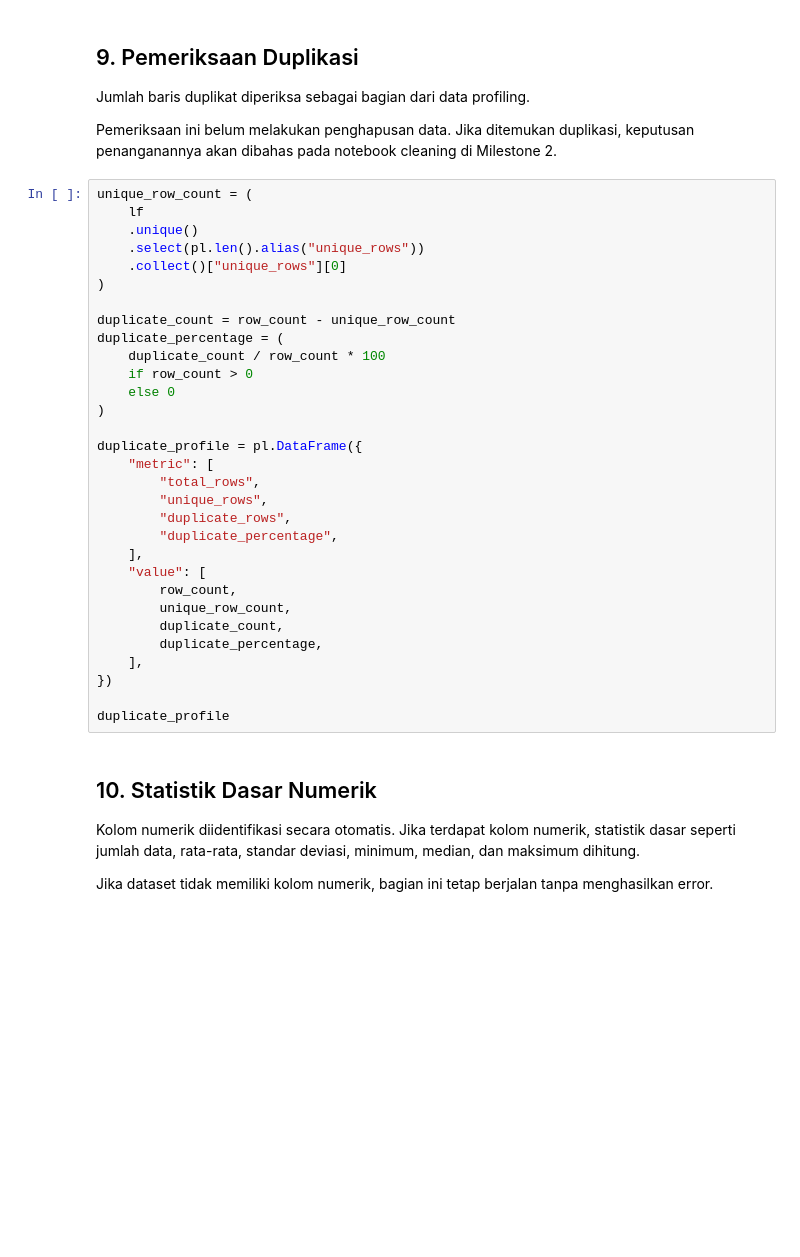
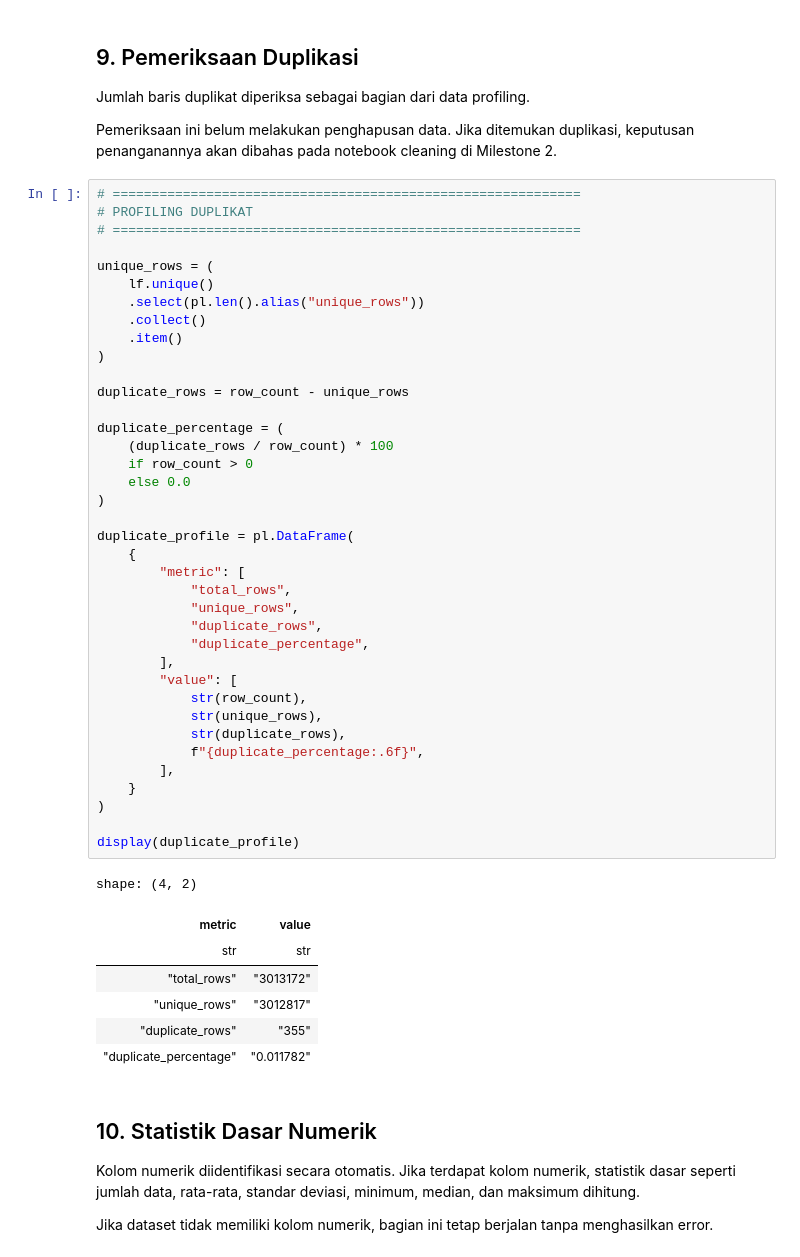
Before and after one commit to dafanusa/tugas1-abd-2026, a Jupyter notebook: notebooks/01_data_profiling.ipynb, the cells around one changed output. Cells and saved outputs as stored; diff of their text form; blank space fills up the shorter version.

```diff
--- a/notebooks/01_data_profiling.ipynb
+++ b/notebooks/01_data_profiling.ipynb
@@ -187,36 +247,51 @@ Jumlah baris duplikat diperiksa sebagai bagian dari data profiling.
 
 Pemeriksaan ini belum melakukan penghapusan data. Jika ditemukan duplikasi, keputusan penanganannya akan dibahas pada notebook cleaning di Milestone 2.
 # %%
-unique_row_count = (
-    lf
-    .unique()
+# ============================================================
+# PROFILING DUPLIKAT
+# ============================================================
+
+unique_rows = (
+    lf.unique()
     .select(pl.len().alias("unique_rows"))
-    .collect()["unique_rows"][0]
+    .collect()
+    .item()
 )
 
-duplicate_count = row_count - unique_row_count
+duplicate_rows = row_count - unique_rows
+
 duplicate_percentage = (
-    duplicate_count / row_count * 100
+    (duplicate_rows / row_count) * 100
     if row_count > 0
-    else 0
+    else 0.0
 )
 
-duplicate_profile = pl.DataFrame({
-    "metric": [
-        "total_rows",
-        "unique_rows",
-        "duplicate_rows",
-        "duplicate_percentage",
-    ],
-    "value": [
-        row_count,
-        unique_row_count,
-        duplicate_count,
-        duplicate_percentage,
-    ],
-})
+duplicate_profile = pl.DataFrame(
+    {
+        "metric": [
+            "total_rows",
+            "unique_rows",
+            "duplicate_rows",
+            "duplicate_percentage",
+        ],
+        "value": [
+            str(row_count),
+            str(unique_rows),
+            str(duplicate_rows),
+            f"{duplicate_percentage:.6f}",
+        ],
+    }
+)
 
-duplicate_profile
+display(duplicate_profile)
+# %% [output]
+shape: (4, 2)
+| metric | value |
+| str | str |
+| "total_rows" | "3013172" |
+| "unique_rows" | "3012817" |
+| "duplicate_rows" | "355" |
+| "duplicate_percentage" | "0.011782" |
 # %% [markdown]
 ## 10. Statistik Dasar Numerik
 
```
Also changed, not shown: parts of 16 cells of this notebook.
